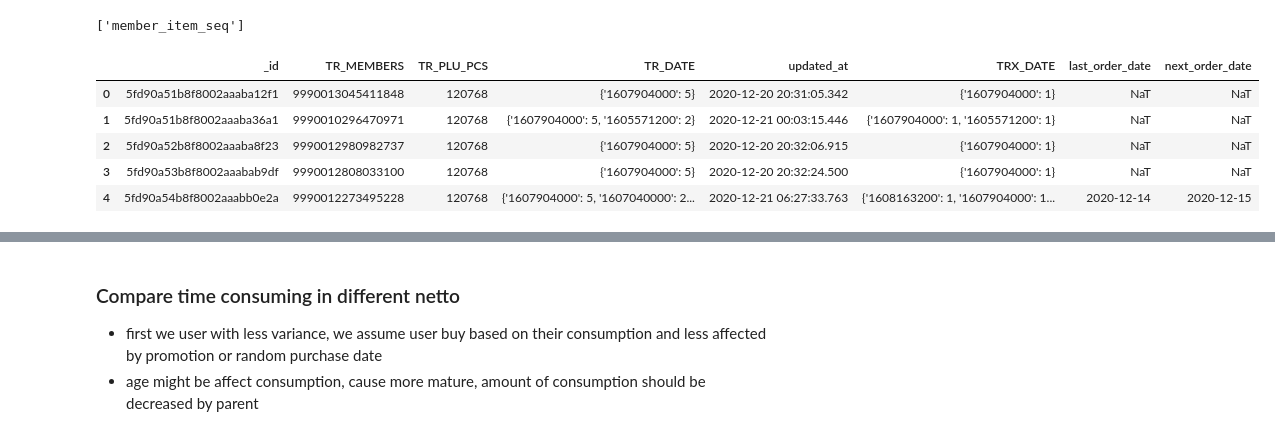
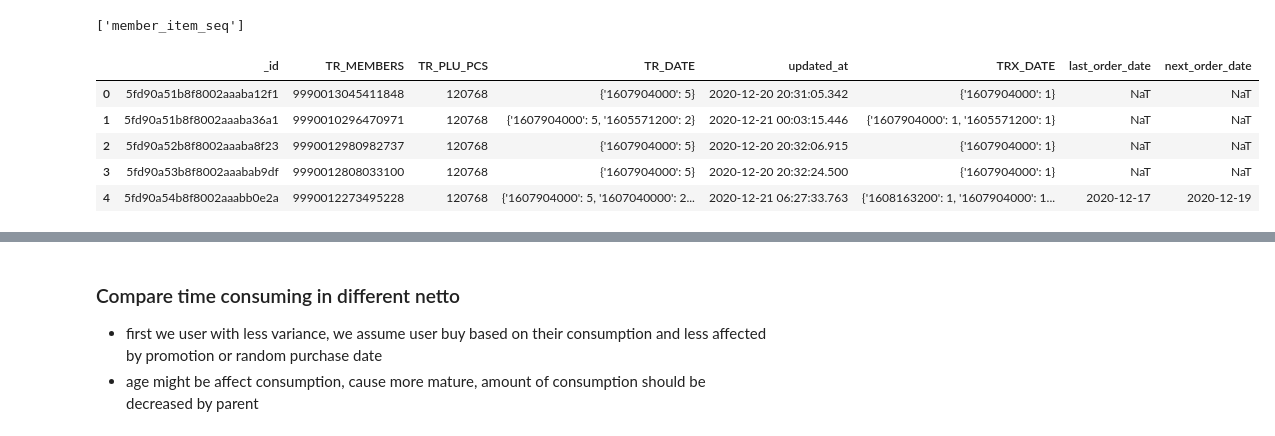
Before and after one commit to akhiyarwaladi/next_order_date, a Jupyter notebook: diff_between_order.ipynb, the cells around one changed output, grey strips where cells are left out. Cells and saved outputs as stored; diff of their text form; code cells hidden in the pictures.

```diff
--- a/diff_between_order.ipynb
+++ b/diff_between_order.ipynb
@@ -31,27 +31,27 @@ mycol = mydb['member_item_seq']
 # %%
 q_plu = """
 SELECT DISTINCT MPA_PLU, MPA_DESC FROM MASTER_PLU_ALFAGIFT mpa
-where lower(mpa.MPA_DESC) like '%sgm eksplor%'
+where lower(mpa.MPA_DESC) like 'sgm eksplor%'
 """
 
 df_plu = pd.read_sql_query(q_plu, connection)
 li_plu = df_plu['MPA_PLU']
 
 
 df_all = []
 for plu in li_plu[0:20]:
     df = pd.DataFrame(mycol.find({'TR_PLU_PCS':plu}))
     df_all.append(df)
 
 df_seq_1 = pd.concat(df_all)
 df_seq_1.head()
 # %% [output]
 |  | _id | TR_MEMBERS | TR_PLU_PCS | TR_DATE | updated_at | TRX_DATE | last_order_date | next_order_date |
 | 0 | 5fd90a51b8f8002aaaba12f1 | 9990013045411848 | 120768 | {'1607904000': 5} | 2020-12-20 20:31:05.342 | {'1607904000': 1} | NaT | NaT |
 | 1 | 5fd90a51b8f8002aaaba36a1 | 9990010296470971 | 120768 | {'1607904000': 5, '1605571200': 2} | 2020-12-21 00:03:15.446 | {'1607904000': 1, '1605571200': 1} | NaT | NaT |
 | 2 | 5fd90a52b8f8002aaaba8f23 | 9990012980982737 | 120768 | {'1607904000': 5} | 2020-12-20 20:32:06.915 | {'1607904000': 1} | NaT | NaT |
 | 3 | 5fd90a53b8f8002aaabab9df | 9990012808033100 | 120768 | {'1607904000': 5} | 2020-12-20 20:32:24.500 | {'1607904000': 1} | NaT | NaT |
-| 4 | 5fd90a54b8f8002aaabb0e2a | 9990012273495228 | 120768 | {'1607904000': 5, '1607040000': 2... | 2020-12-21 06:27:33.763 | {'1608163200': 1, '1607904000': 1... | 2020-12-14 | 2020-12-15 |
+| 4 | 5fd90a54b8f8002aaabb0e2a | 9990012273495228 | 120768 | {'1607904000': 5, '1607040000': 2... | 2020-12-21 06:27:33.763 | {'1608163200': 1, '1607904000': 1... | 2020-12-17 | 2020-12-19 |
 # %%
 q_plu = """
 SELECT DISTINCT MPA_PLU, MPA_DESC FROM MASTER_PLU_ALFAGIFT mpa
```
Also changed, not shown: parts of 12 cells of this notebook.
